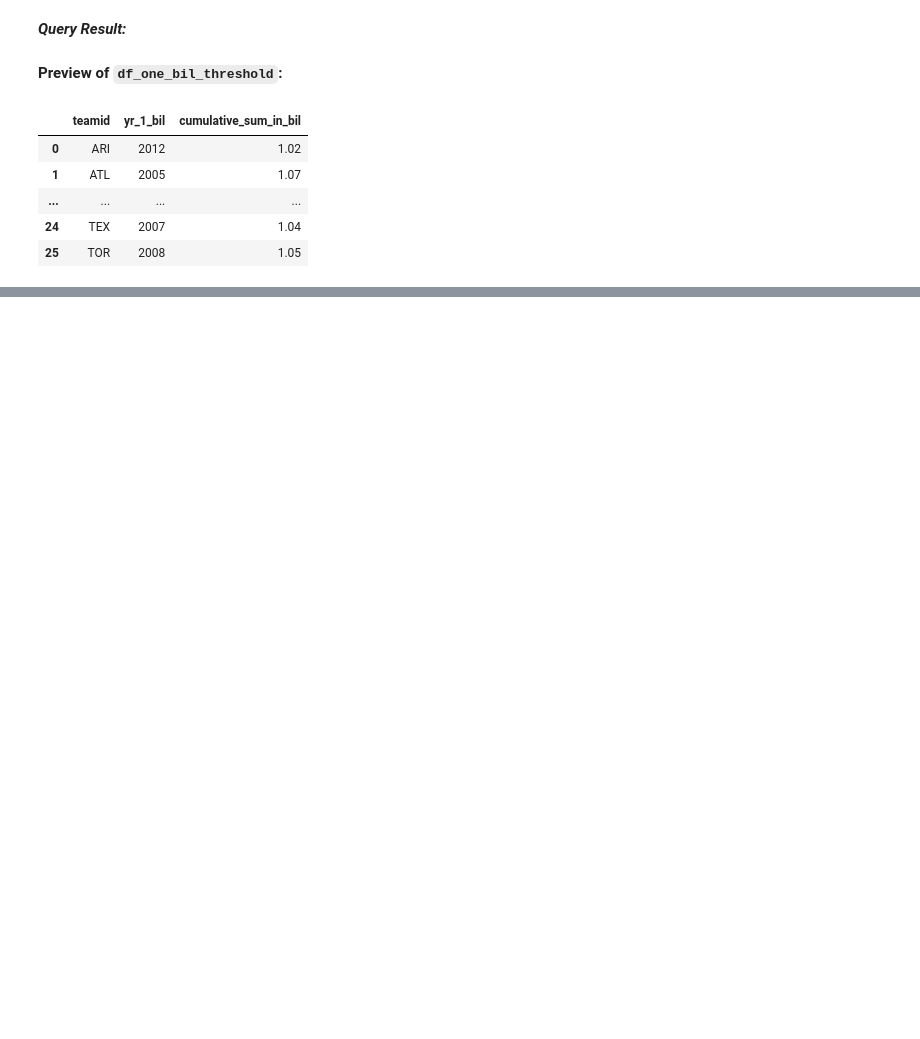
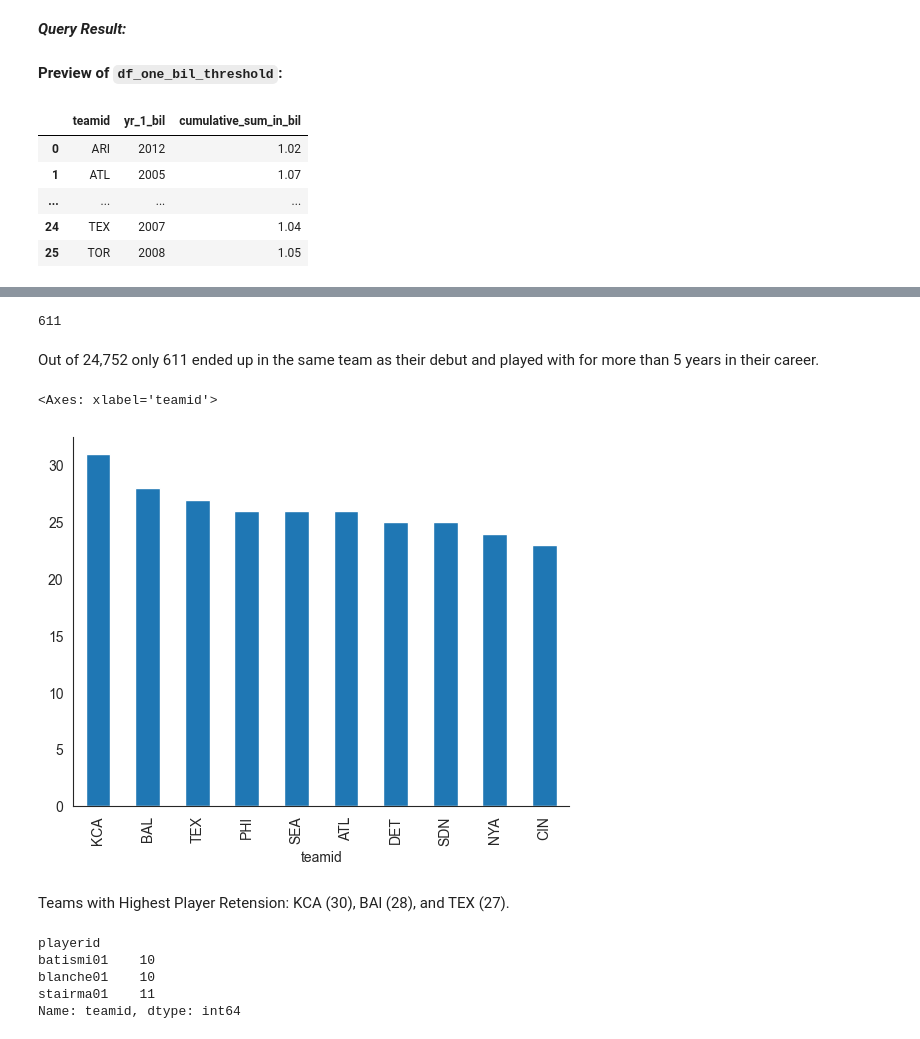
Before and after one commit to shree131/mlb-player-analytics, a Jupyter notebook: NoteBooks/MLB Players Analysis.ipynb, the cells around one changed output, grey strips where cells are left out. Cells and saved outputs as stored; diff of their text form; code cells hidden in the pictures; blank space fills up the shorter version.

```diff
--- a/NoteBooks/MLB Players Analysis.ipynb
+++ b/NoteBooks/MLB Players Analysis.ipynb
@@ -653,0 +888,24 @@ plt.show()
+# %%
+query = """
+WITH career_info AS (
+    SELECT playerid, birthyear, birthmonth, birthday, namegiven, debut, finalgame,
+           EXTRACT(YEAR FROM debut) AS debut_year,
+           EXTRACT(YEAR FROM finalgame) AS final_year
+    FROM players
+)
+SELECT *,
+           FIRST_VALUE(teamid) OVER (PARTITION BY playerid ORDER BY yearid) AS debut_team,
+           FIRST_VALUE(teamid) OVER (PARTITION BY playerid ORDER BY yearid DESC) AS final_team,
+           ROW_NUMBER() OVER (PARTITION BY playerid ORDER BY yearid ASC) AS row_num
+    FROM (
+        SELECT ci.playerid, ci.namegiven, ci.debut_year, ci.final_year, s.yearid, s.teamid
+        FROM career_info AS ci
+        LEFT JOIN salaries AS s
+          ON ci.playerid = s.playerid
+        WHERE s.teamid IS NOT NULL
+    )
+    ORDER BY playerid, yearid;
+"""
+# %%
+df_team_history = pd.read_sql(query, con=engine)
+preview_table(df_team_history, "df_team_history")
@@ -653,0 +928,24 @@ plt.show()
+# %%
+bool_df = (df_team_history['row_num'] == 1) & (df_team_history['debut_team'] == df_team_history['final_team']) & (df_team_history['final_year'] - df_team_history['debut_year'] > 5)
+bool_df.sum()
+# %% [output]
+611
+# %% [markdown]
+Out of 24,752 only 611 ended up in the same team as their debut and played with for more than 5 years in their career.
+# %%
+df_team_history.loc[bool_df, 'teamid'].value_counts().head(10).plot.bar()
+# %% [output]
+<Axes: xlabel='teamid'>
+[figure, added]
+# %% [markdown]
+Teams with Highest Player Retension: KCA (30), BAl (28), and TEX (27).
+# %%
+# Filter players who have played for 10 or more distinct teams
+df_team_count = df_team_history.groupby('playerid')['teamid'].nunique()
+df_team_count[df_team_count >= 10]
+# %% [output]
+playerid
+batismi01    10
+blanche01    10
+stairma01    11
+Name: teamid, dtype: int64
```
Also changed, not shown: parts of 59 cells of this notebook, 1 other file.
